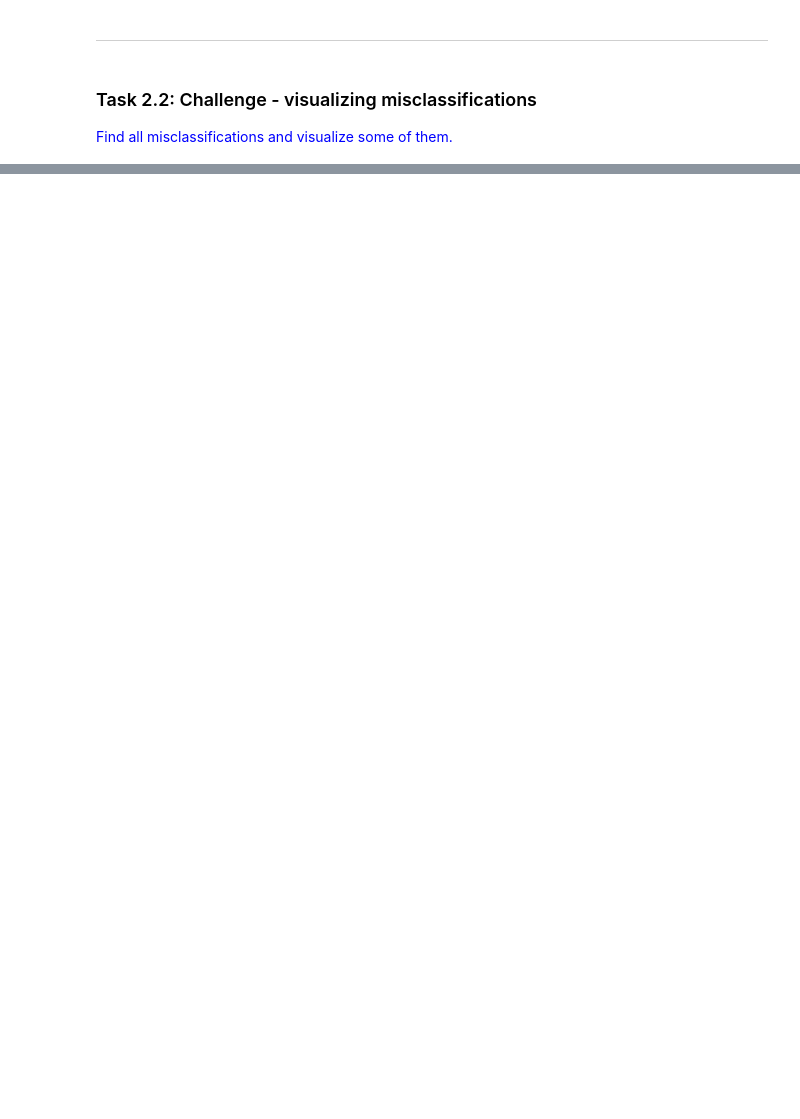
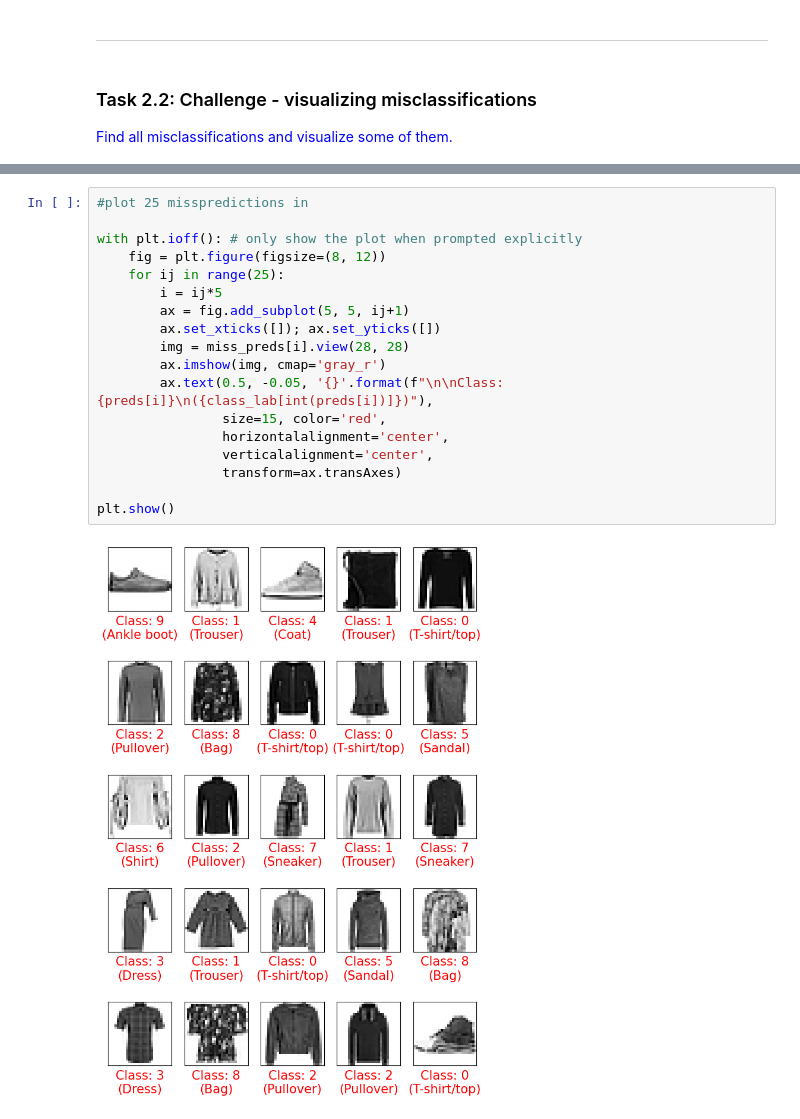
Before and after one commit to osama-alk/DeepLearningInMachineVis-Exercises, a Jupyter notebook: Introduction to Artificial Neural Networks/04d_ANN_PT_Ex.ipynb, the cells around one changed output, grey strips where cells are left out. Drawn from its saved outputs; the diff is of its cells as text; blank space fills up the shorter version.

```diff
--- a/Introduction to Artificial Neural Networks/04d_ANN_PT_Ex.ipynb
+++ b/Introduction to Artificial Neural Networks/04d_ANN_PT_Ex.ipynb
@@ -144,0 +331,20 @@ classes = # list of class labels
+# %%
+#plot 25 misspredictions in
+
+with plt.ioff(): # only show the plot when prompted explicitly
+    fig = plt.figure(figsize=(8, 12))
+    for ij in range(25):
+        i = ij*5
+        ax = fig.add_subplot(5, 5, ij+1)
+        ax.set_xticks([]); ax.set_yticks([])
+        img = miss_preds[i].view(28, 28)
+        ax.imshow(img, cmap='gray_r')
+        ax.text(0.5, -0.05, '{}'.format(f"\n\nClass: {preds[i]}\n({class_lab[int(preds[i])]})"),
+                size=15, color='red',
+                horizontalalignment='center',
+                verticalalignment='center',
+                transform=ax.transAxes)
+
+plt.show()
+# %% [output]
+[figure, added]
```
Also changed, not shown: parts of 29 cells of this notebook, 3 other files.
